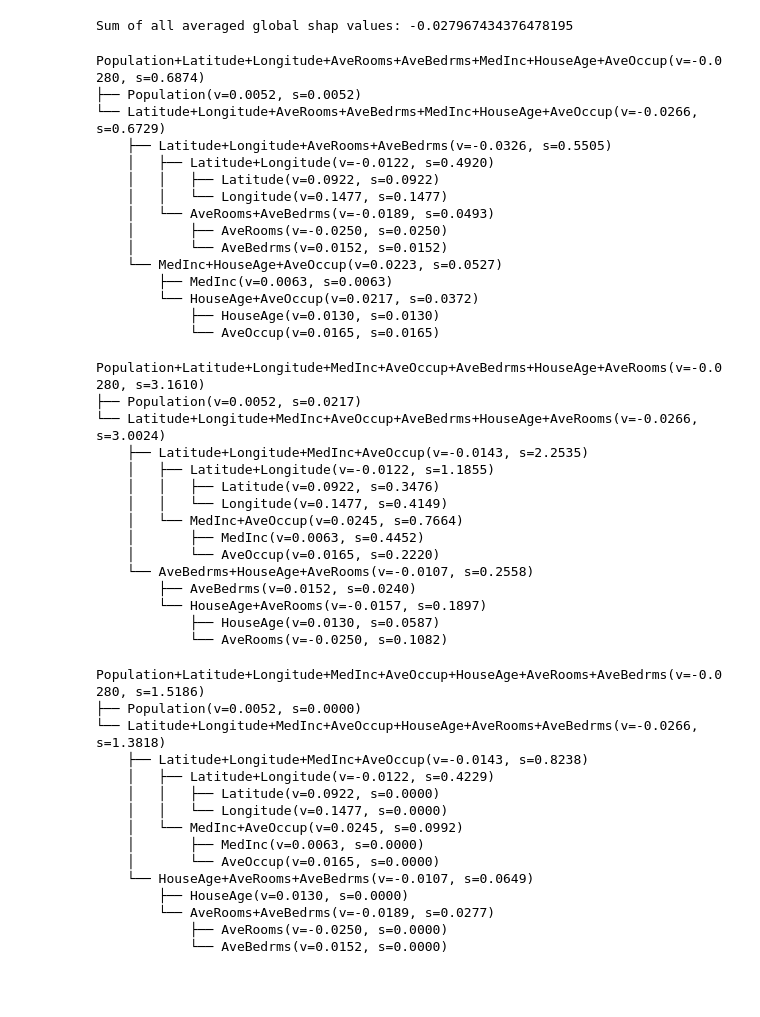
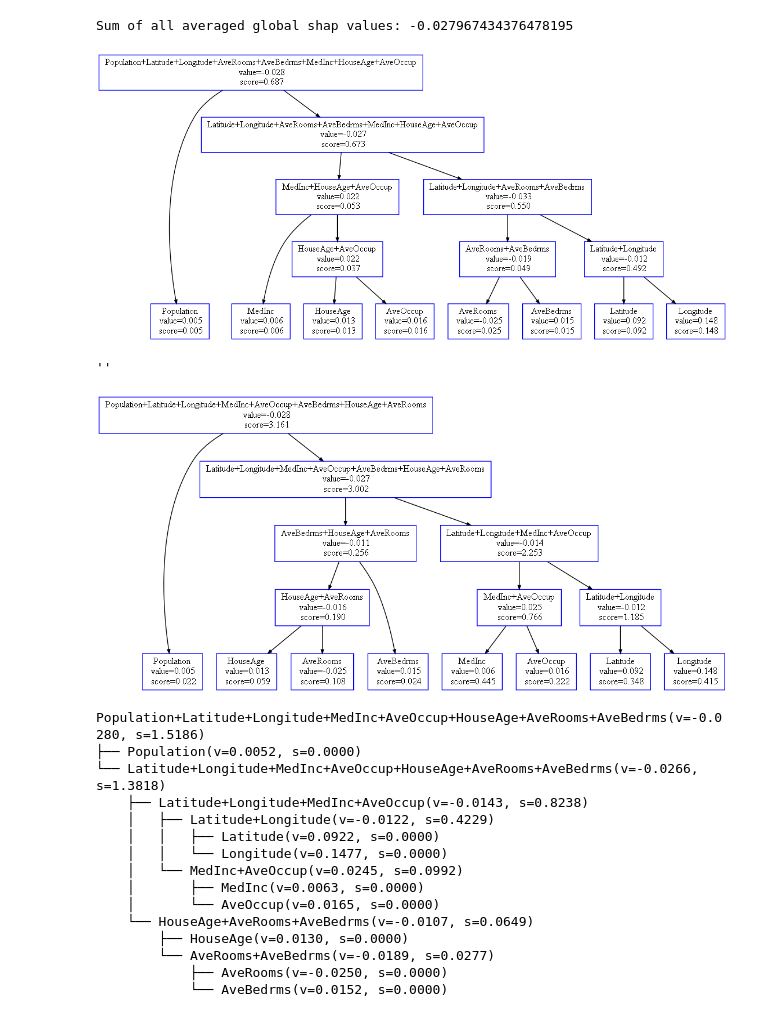
Before and after one commit to simonjisu/FeatureInteractionTree, a Jupyter notebook: notebooks/Finer Granularity Explanation.ipynb, the cells around one changed output. Saved outputs shown, nothing was run; the diff lists cells and outputs as text; code cells hidden in the pictures; blank space fills up the shorter version.

```diff
--- a/notebooks/Finer Granularity Explanation.ipynb
+++ b/notebooks/Finer Granularity Explanation.ipynb
@@ -60,21 +60,8 @@ Sum of all averaged global shap values: -0.027967434376478195
 # %%
 # global tree with 'base' method
 nodes = tree_builder.build('base',
     shap_interactions=shap_interaction_values, feature_names=X_test.columns, top_n=top_n, magnitude=magnitude)
-tree_builder
+tree_builder.show_tree(nodes)
 # %% [output]
+[figure, added]
-Population+Latitude+Longitude+AveRooms+AveBedrms+MedInc+HouseAge+AveOccup(v=-0.0280, s=0.6874)
-├── Population(v=0.0052, s=0.0052)
-└── Latitude+Longitude+AveRooms+AveBedrms+MedInc+HouseAge+AveOccup(v=-0.0266, s=0.6729)
-    ├── Latitude+Longitude+AveRooms+AveBedrms(v=-0.0326, s=0.5505)
-    │   ├── Latitude+Longitude(v=-0.0122, s=0.4920)
-    │   │   ├── Latitude(v=0.0922, s=0.0922)
-    │   │   └── Longitude(v=0.1477, s=0.1477)
-    │   └── AveRooms+AveBedrms(v=-0.0189, s=0.0493)
-    │       ├── AveRooms(v=-0.0250, s=0.0250)
-    │       └── AveBedrms(v=0.0152, s=0.0152)
-    └── MedInc+HouseAge+AveOccup(v=0.0223, s=0.0527)
-        ├── MedInc(v=0.0063, s=0.0063)
-        └── HouseAge+AveOccup(v=0.0217, s=0.0372)
-            ├── HouseAge(v=0.0130, s=0.0130)
-            └── AveOccup(v=0.0165, s=0.0165)
+''
@@ -82,23 +71,9 @@ Population+Latitude+Longitude+AveRooms+AveBedrms+MedInc+HouseAge+AveOccup(v=-0.0
 # global tree with 'abs' method
 nodes = tree_builder.build('abs',
     shap_interactions=shap_interaction_values, feature_names=X_test.columns, top_n=top_n, magnitude=magnitude)
-tree_builder
+tree_builder.show_tree(nodes)
 # %% [output]
-Population+Latitude+Longitude+MedInc+AveOccup+AveBedrms+HouseAge+AveRooms(v=-0.0280, s=3.1610)
-├── Population(v=0.0052, s=0.0217)
-└── Latitude+Longitude+MedInc+AveOccup+AveBedrms+HouseAge+AveRooms(v=-0.0266, s=3.0024)
-    ├── Latitude+Longitude+MedInc+AveOccup(v=-0.0143, s=2.2535)
-    │   ├── Latitude+Longitude(v=-0.0122, s=1.1855)
-    │   │   ├── Latitude(v=0.0922, s=0.3476)
-    │   │   └── Longitude(v=0.1477, s=0.4149)
-    │   └── MedInc+AveOccup(v=0.0245, s=0.7664)
-    │       ├── MedInc(v=0.0063, s=0.4452)
-    │       └── AveOccup(v=0.0165, s=0.2220)
-    └── AveBedrms+HouseAge+AveRooms(v=-0.0107, s=0.2558)
-        ├── AveBedrms(v=0.0152, s=0.0240)
-        └── HouseAge+AveRooms(v=-0.0157, s=0.1897)
-            ├── HouseAge(v=0.0130, s=0.0587)
-            └── AveRooms(v=-0.0250, s=0.1082)
+[figure, added]
 # %%
 # global tree with 'abs_interaction' method
 nodes = tree_builder.build('abs_interaction',
```
Also changed, not shown: parts of 1 cell of this notebook, 5 other files.
